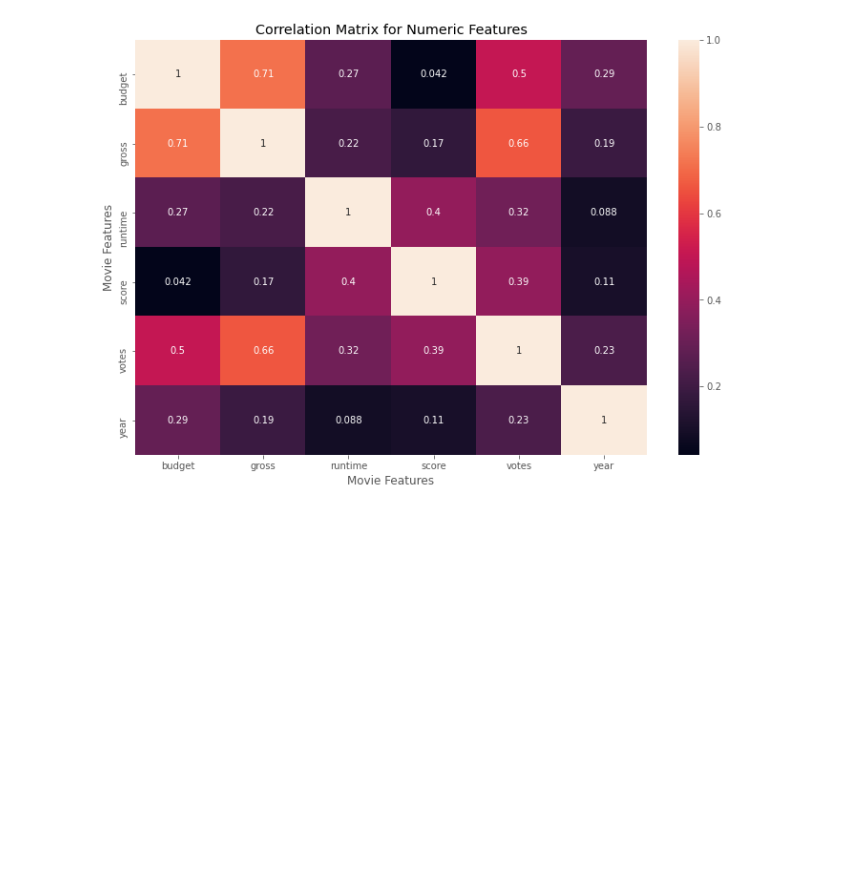
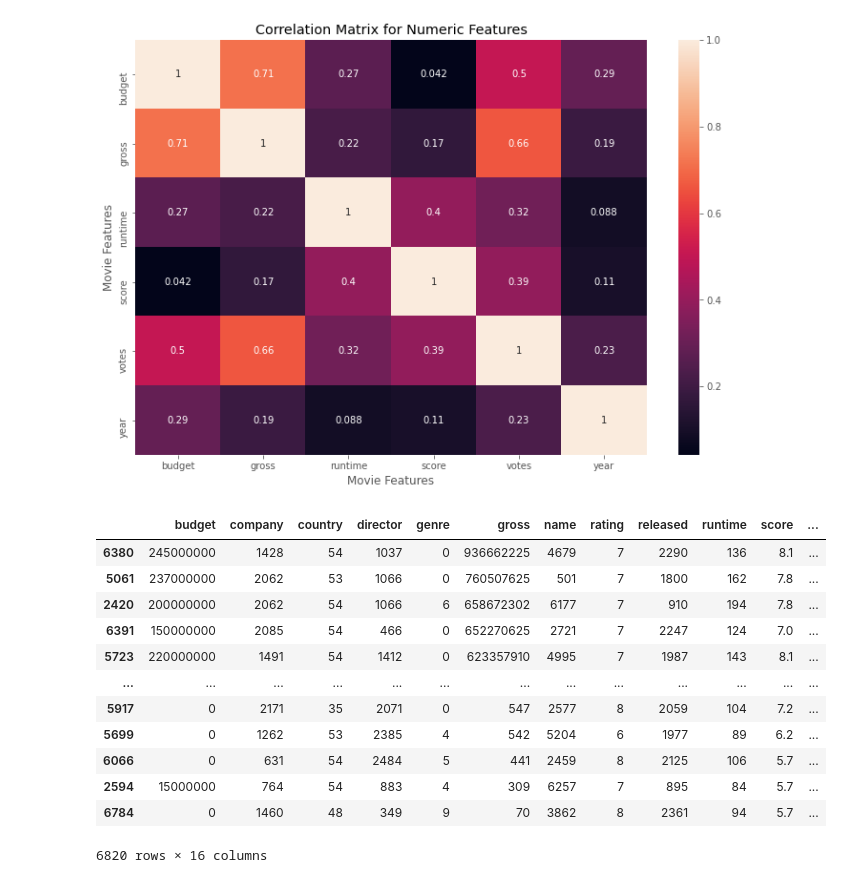
Before and after one commit to soticoker/correlationinmovies, a Jupyter notebook: correlation_movies_db.ipynb, the cells around one changed output. Cells and saved outputs as stored; diff of their text form; code cells hidden in the pictures; blank space fills up the shorter version.

Commit message:
Used categorise function to assign random numeric values for each unique object value

```diff
--- a/correlation_movies_db.ipynb
+++ b/correlation_movies_db.ipynb
@@ -208,3 +210,39 @@ plt.ylabel('Movie Features')
 plt.show()
 # %% [output]
 [figure]
+# %%
+# Using factorize - this assigns a random numeric value for each unique categorical value
+
+#df.apply(lambda x: x.factorize()[0]).corr(method='pearson')
+
+#----------------------------------------------------------------
+
+# Using function Categorize & cat codes - this assigns a random numeric value for each unique categorical value
+
+# got through all columns in the table
+# check for cols with type = object
+# change any with type 'object' = 'category'
+# assign random numeric value for each unique categorical value
+
+df_numerized = df
+
+for col_name in df_numerized.columns:
+    if (df_numerized[col_name].dtype == 'object'):
+        df_numerized[col_name] = df_numerized[col_name].astype('category')
+        df_numerized[col_name] = df_numerized[col_name].cat.codes
+
+df_numerized
+# %% [output]
+|  | budget | company | country | director | genre | gross | name | rating | released | runtime | score | ... |
+| 6380 | 245000000 | 1428 | 54 | 1037 | 0 | 936662225 | 4679 | 7 | 2290 | 136 | 8.1 | ... |
+| 5061 | 237000000 | 2062 | 53 | 1066 | 0 | 760507625 | 501 | 7 | 1800 | 162 | 7.8 | ... |
+| 2420 | 200000000 | 2062 | 54 | 1066 | 6 | 658672302 | 6177 | 7 | 910 | 194 | 7.8 | ... |
+| 6391 | 150000000 | 2085 | 54 | 466 | 0 | 652270625 | 2721 | 7 | 2247 | 124 | 7.0 | ... |
+| 5723 | 220000000 | 1491 | 54 | 1412 | 0 | 623357910 | 4995 | 7 | 1987 | 143 | 8.1 | ... |
+| ... | ... | ... | ... | ... | ... | ... | ... | ... | ... | ... | ... | ... |
+| 5917 | 0 | 2171 | 35 | 2071 | 0 | 547 | 2577 | 8 | 2059 | 104 | 7.2 | ... |
+| 5699 | 0 | 1262 | 53 | 2385 | 4 | 542 | 5204 | 6 | 1977 | 89 | 6.2 | ... |
+| 6066 | 0 | 631 | 54 | 2484 | 5 | 441 | 2459 | 8 | 2125 | 106 | 5.7 | ... |
+| 2594 | 15000000 | 764 | 54 | 883 | 4 | 309 | 6257 | 7 | 895 | 84 | 5.7 | ... |
+| 6784 | 0 | 1460 | 48 | 349 | 9 | 70 | 3862 | 8 | 2361 | 94 | 5.7 | ... |
+6820 rows × 16 columns
```
Also changed, not shown: parts of 2 cells of this notebook.
